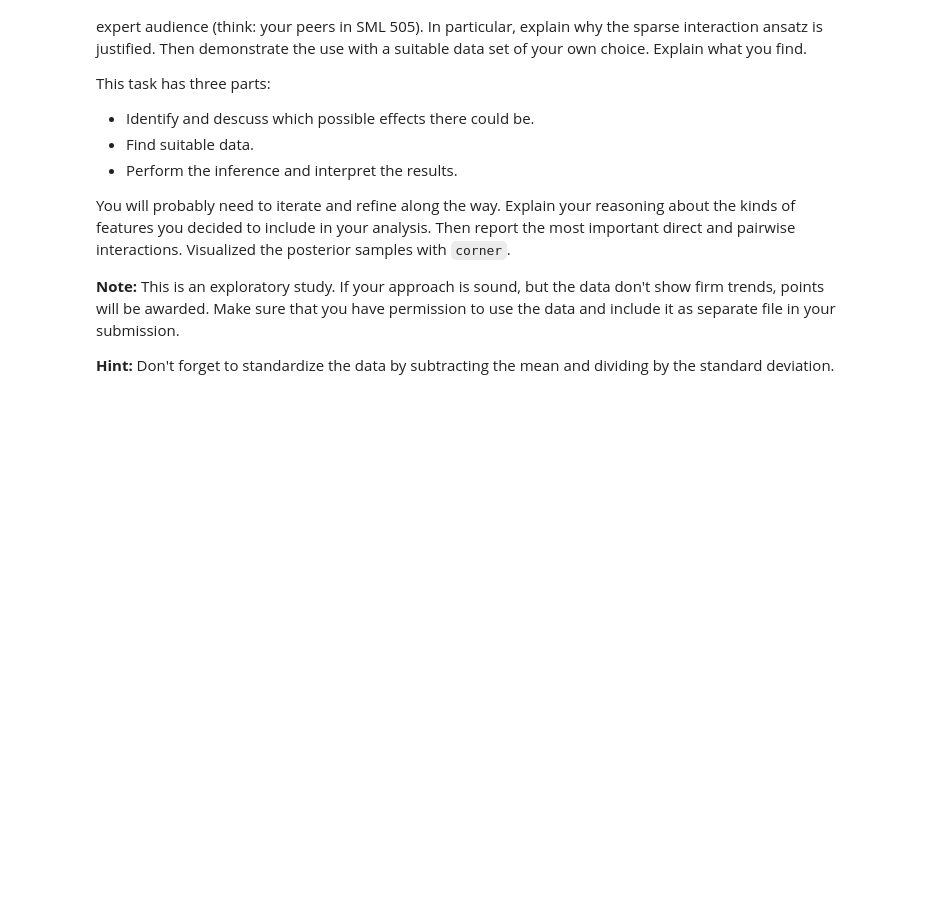
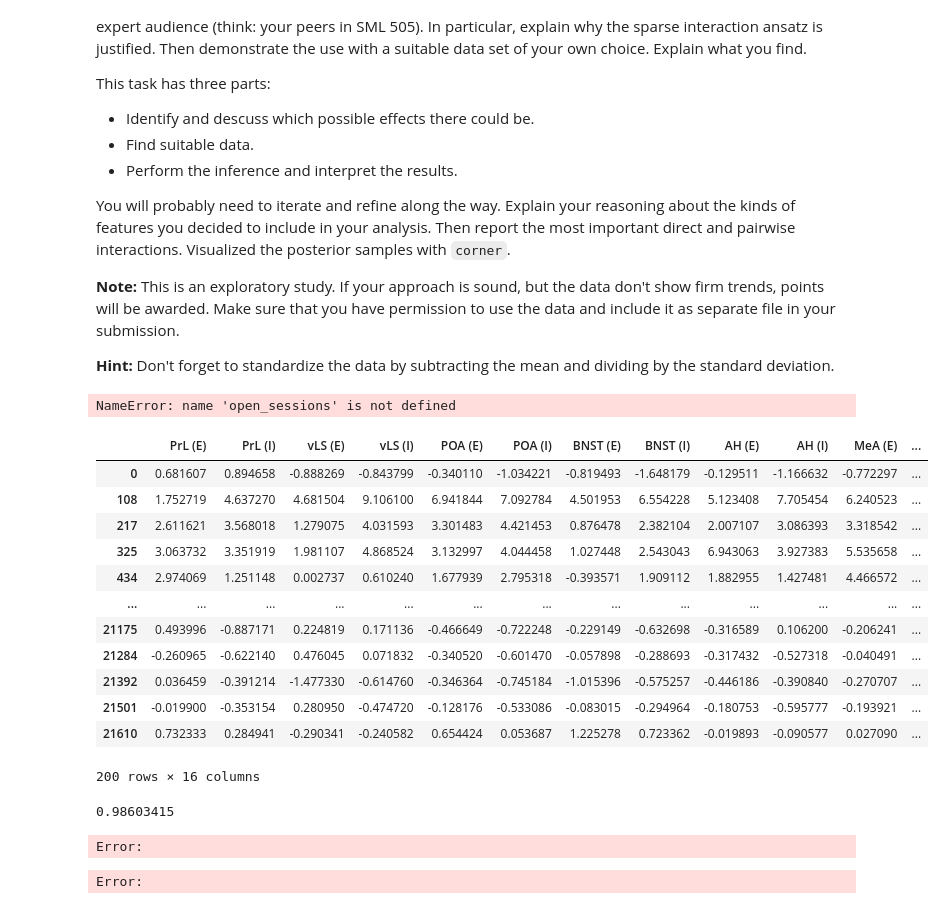
Before and after one commit to vanessaroser/SML505_FinalProject, a Jupyter notebook: FinalProject.ipynb, the cells around one changed output. Cells and saved outputs as stored; diff of their text form; code cells hidden in the pictures; blank space fills up the shorter version.

Commit message:
Testing the method with muliregion photometry

```diff
--- a/FinalProject.ipynb
+++ b/FinalProject.ipynb
@@ -57,3 +470,35 @@ You will probably need to iterate and refine along the way. Explain your reasoni
 **Note:** This is an exploratory study. If your approach is sound, but the data don't show firm trends, points will be awarded. Make sure that you have permission to use the data and include it as separate file in your submission.
 
 **Hint:** Don't forget to standardize the data by subtracting the mean and dividing by the standard deviation.
+# %%
+import pickle
+def open_sessions(path):
+    with open(path, 'rb') as handle:
+        feats = pickle.load(handle)
+    return feats
+# %%
+#giving it a shot with the multiregion photometry data
+big_data = open_sessions('traces_with_labels.pickle')
+test_feat = big_data['3095_d1_balbc_t1']
+
+# testing with 20 samples from one animal
+indices = np.linspace(0,len(test_feat)-1,2000, dtype=int)
+test_data = test_feat.loc[indices]
+# %% [output]
+NameError: name 'open_sessions' is not defined
+# %%
+test_data
+# %% [output]
+|  | PrL (E) | PrL (I) | vLS (E) | vLS (I) | POA (E) | POA (I) | BNST (E) | BNST (I) | AH (E) | AH (I) | MeA (E) | ... |
+| 0 | 0.681607 | 0.894658 | -0.888269 | -0.843799 | -0.340110 | -1.034221 | -0.819493 | -1.648179 | -0.129511 | -1.166632 | -0.772297 | ... |
+| 108 | 1.752719 | 4.637270 | 4.681504 | 9.106100 | 6.941844 | 7.092784 | 4.501953 | 6.554228 | 5.123408 | 7.705454 | 6.240523 | ... |
+| 217 | 2.611621 | 3.568018 | 1.279075 | 4.031593 | 3.301483 | 4.421453 | 0.876478 | 2.382104 | 2.007107 | 3.086393 | 3.318542 | ... |
+| 325 | 3.063732 | 3.351919 | 1.981107 | 4.868524 | 3.132997 | 4.044458 | 1.027448 | 2.543043 | 6.943063 | 3.927383 | 5.535658 | ... |
+| 434 | 2.974069 | 1.251148 | 0.002737 | 0.610240 | 1.677939 | 2.795318 | -0.393571 | 1.909112 | 1.882955 | 1.427481 | 4.466572 | ... |
+| ... | ... | ... | ... | ... | ... | ... | ... | ... | ... | ... | ... | ... |
+| 21175 | 0.493996 | -0.887171 | 0.224819 | 0.171136 | -0.466649 | -0.722248 | -0.229149 | -0.632698 | -0.316589 | 0.106200 | -0.206241 | ... |
+| 21284 | -0.260965 | -0.622140 | 0.476045 | 0.071832 | -0.340520 | -0.601470 | -0.057898 | -0.288693 | -0.317432 | -0.527318 | -0.040491 | ... |
+| 21392 | 0.036459 | -0.391214 | -1.477330 | -0.614760 | -0.346364 | -0.745184 | -1.015396 | -0.575257 | -0.446186 | -0.390840 | -0.270707 | ... |
+| 21501 | -0.019900 | -0.353154 | 0.280950 | -0.474720 | -0.128176 | -0.533086 | -0.083015 | -0.294964 | -0.180753 | -0.595777 | -0.193921 | ... |
+| 21610 | 0.732333 | 0.284941 | -0.290341 | -0.240582 | 0.654424 | 0.053687 | 1.225278 | 0.723362 | -0.019893 | -0.090577 | 0.027090 | ... |
+200 rows × 16 columns
@@ -59,0 +608,23 @@ You will probably need to iterate and refine along the way. Explain your reasoni
+# %%
+if __name__ == "__main__":
+    assert numpyro.__version__.startswith("0.11.0")
+    parser = argparse.ArgumentParser(description="Gaussian Process example")
+    parser.add_argument("-n", "--num-samples", nargs="?", default=1000, type=int)
+    parser.add_argument("--num-warmup", nargs="?", default=500, type=int)
+    parser.add_argument("--num-chains", nargs="?", default=1, type=int)
+    parser.add_argument("--num-data", nargs="?", default=100, type=int)
+    parser.add_argument("--num-dimensions", nargs="?", default=20, type=int)
+    parser.add_argument("--active-dimensions", nargs="?", default=14, type=int)
+    parser.add_argument("--device", default="cpu", type=str, help='use "cpu" or "gpu".')
+    #ipy seems to want a "-f" arg, so this is my fix atm
+    parser.add_argument("-f", "--fff", help="a dummy argument to fool ipython", default="1")
+    args = parser.parse_args()
+
+    numpyro.set_platform(args.device)
+    numpyro.set_host_device_count(args.num_chains)
+
+    main_multi(args,test_feat)
+# %% [output]
+0.98603415
+Error:
+Error:
```
Also changed, not shown: parts of 7 cells of this notebook, 1 other file.
